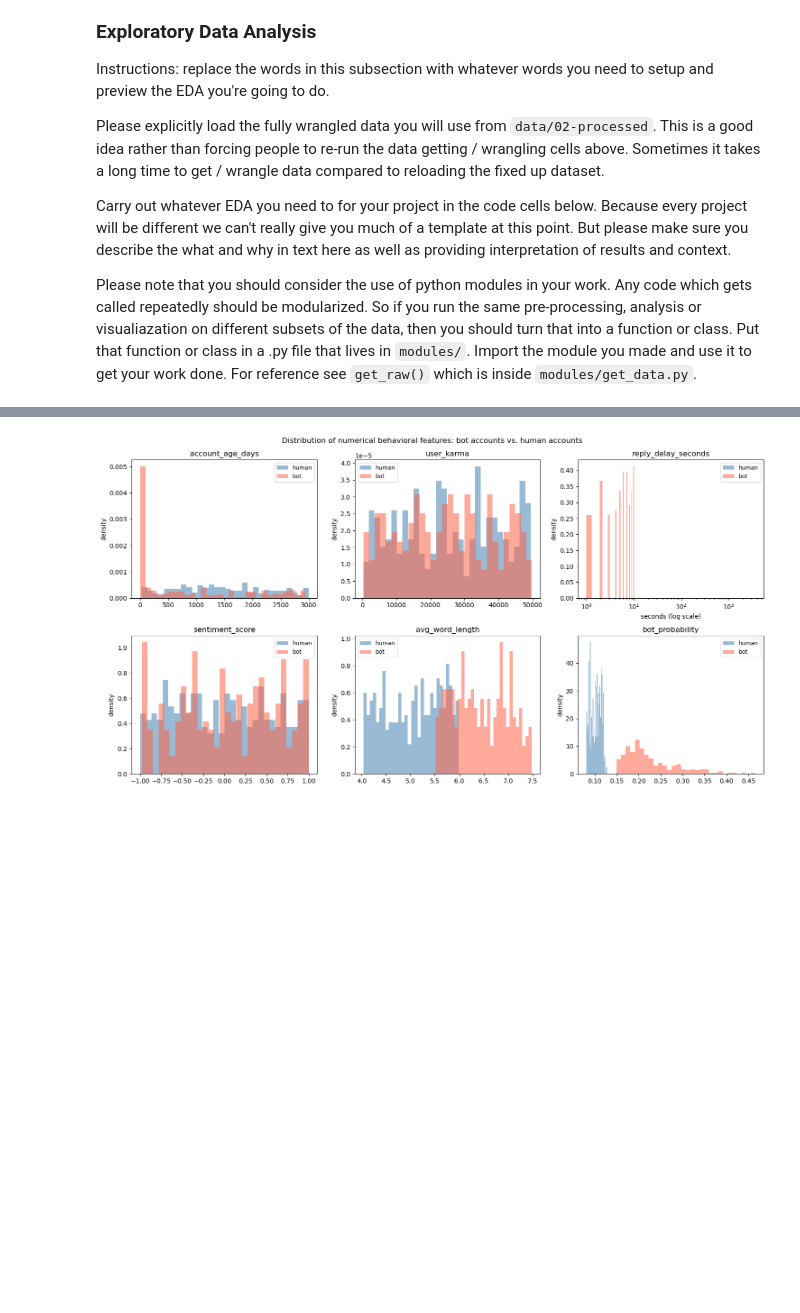
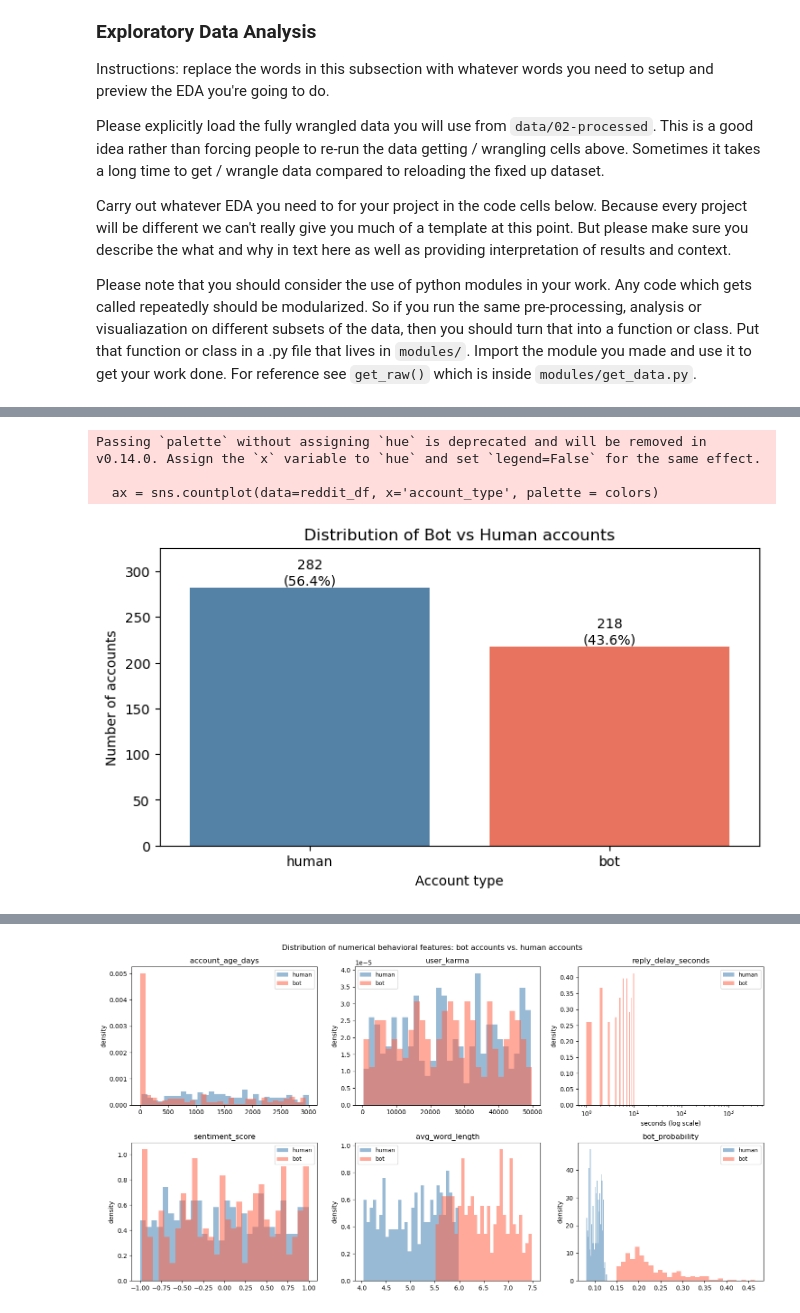
Before and after one commit to npakinggan/Group068_WI26_copy, a Jupyter notebook: 02-EDACheckpoint.ipynb, the cells around one changed output, grey strips where cells are left out. Drawn from its saved outputs; the diff is of its cells as text; code cells hidden in the pictures; blank space fills up the shorter version.

Commit message:
Add data overview and more desciptions and plots for dataset 1

```diff
--- a/02-EDACheckpoint.ipynb
+++ b/02-EDACheckpoint.ipynb
@@ -342,3 +360,28 @@ reddit_df = pd.read_csv('data/02-processed/reddit_analysis_2026_wrangled.csv')
 
 bots = reddit_df[reddit_df['account_type'] == 'bot']
 humans = reddit_df[reddit_df['account_type'] == 'human']
+# %%
+# compare the distribution of bot and human in the dataset
+plt.figure(figsize=(8,4))
+colors = ['steelblue', 'tomato']
+ax = sns.countplot(data=reddit_df, x='account_type', palette = colors)
+total = len(reddit_df)
+for p in ax.patches:
+    count = int(p.get_height())
+    percent = 100 * count / total
+    ax.annotate(
+        f'{count}\n({percent:.1f}%)',
+        (p.get_x() + p.get_width()/2., count),
+        ha='center',
+        va='bottom'
+    )
+ax.set_ylim(0, ax.get_ylim()[1] * 1.1)
+plt.title("Distribution of Bot vs Human accounts")
+plt.xlabel("Account type")
+plt.ylabel("Number of accounts")
+plt.show()
+# %% [output]
+Passing `palette` without assigning `hue` is deprecated and will be removed in v0.14.0. Assign the `x` variable to `hue` and set `legend=False` for the same effect.
+
+  ax = sns.countplot(data=reddit_df, x='account_type', palette = colors)
+[figure, added]
```
Also changed, not shown: parts of 11 cells of this notebook.
